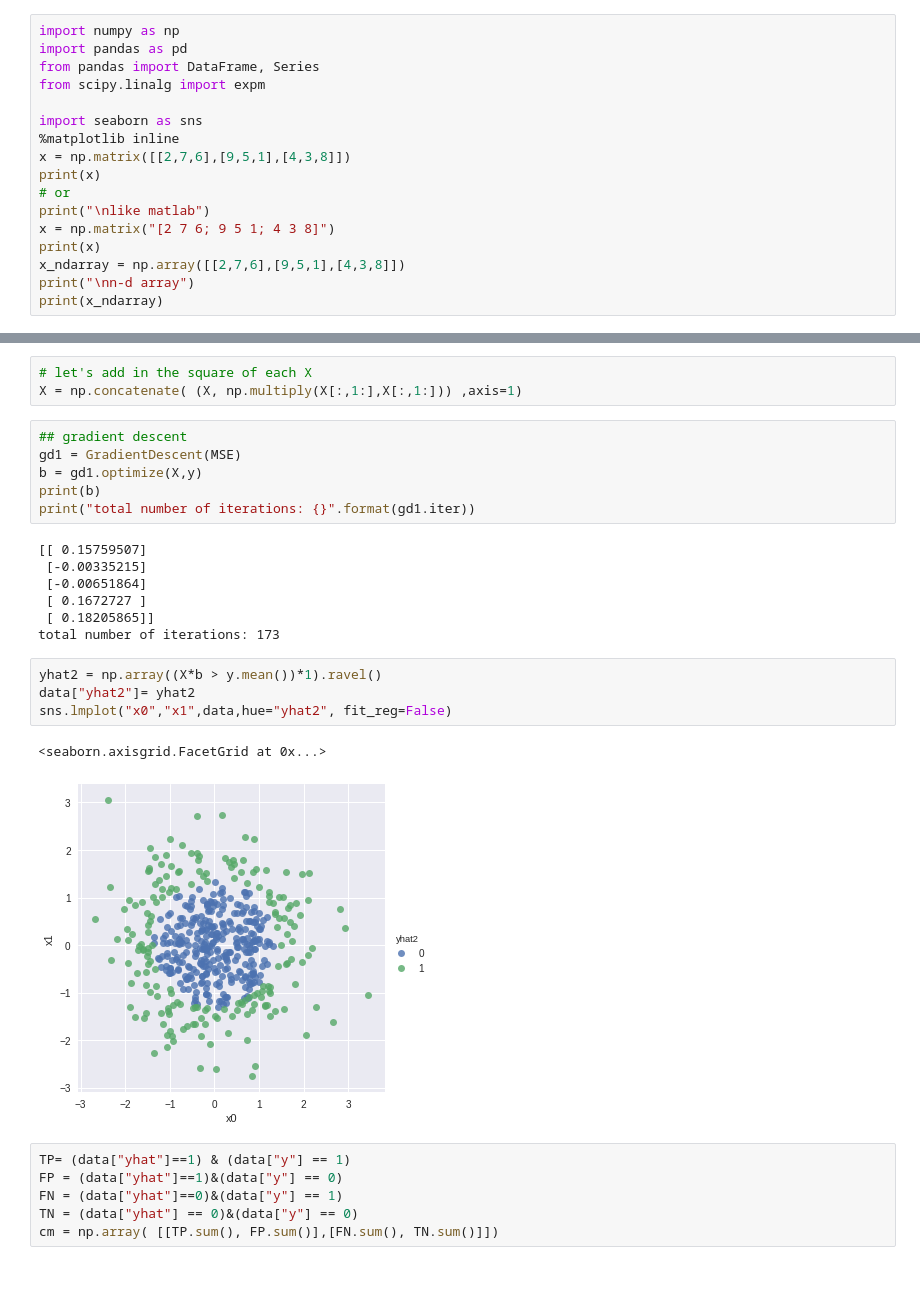
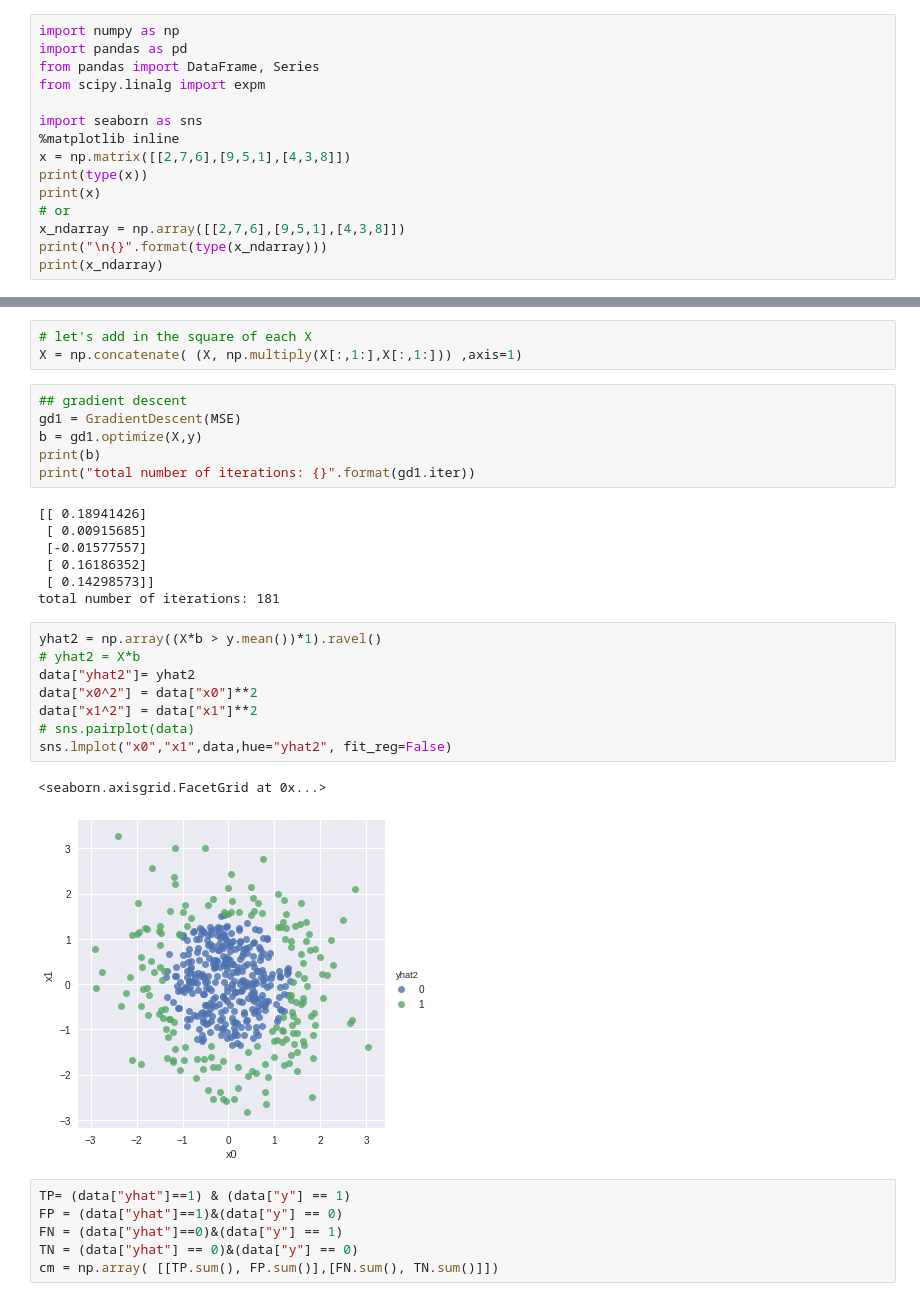
Before and after one commit to timsetsfire/regression-from-scratch, a Jupyter notebook: Regression from Scratch.ipynb, the cells around one changed output, grey strips where cells are left out. Drawn from its saved outputs; the diff is of its cells as text.

```diff
--- a/Regression from Scratch.ipynb
+++ b/Regression from Scratch.ipynb
@@ -48,12 +48,10 @@ from scipy.linalg import expm
 import seaborn as sns
 %matplotlib inline
 x = np.matrix([[2,7,6],[9,5,1],[4,3,8]])
+print(type(x))
 print(x)
 # or
-print("\nlike matlab")
-x = np.matrix("[2 7 6; 9 5 1; 4 3 8]")
-print(x)
 x_ndarray = np.array([[2,7,6],[9,5,1],[4,3,8]])
-print("\nn-d array")
+print("\n{}".format(type(x_ndarray)))
 print(x_ndarray)
 # %% [output]
@@ -667,19 +660,23 @@ b = gd1.optimize(X,y)
 print(b)
 print("total number of iterations: {}".format(gd1.iter))
 # %% [output]
-[[ 0.15759507]
- [-0.00335215]
- [-0.00651864]
- [ 0.1672727 ]
- [ 0.18205865]]
-total number of iterations: 173
+[[ 0.18941426]
+ [ 0.00915685]
+ [-0.01577557]
+ [ 0.16186352]
+ [ 0.14298573]]
+total number of iterations: 181
 # %%
 yhat2 = np.array((X*b > y.mean())*1).ravel()
+# yhat2 = X*b
 data["yhat2"]= yhat2
+data["x0^2"] = data["x0"]**2
+data["x1^2"] = data["x1"]**2
+# sns.pairplot(data)
 sns.lmplot("x0","x1",data,hue="yhat2", fit_reg=False)
 # %% [output]
 <seaborn.axisgrid.FacetGrid at 0x...>
-[figure, old version]
+[figure, new version]
 # %%
 TP= (data["yhat"]==1) & (data["y"] == 1)
 FP = (data["yhat"]==1)&(data["y"] == 0)
```
Also changed, not shown: parts of 35 cells of this notebook.
